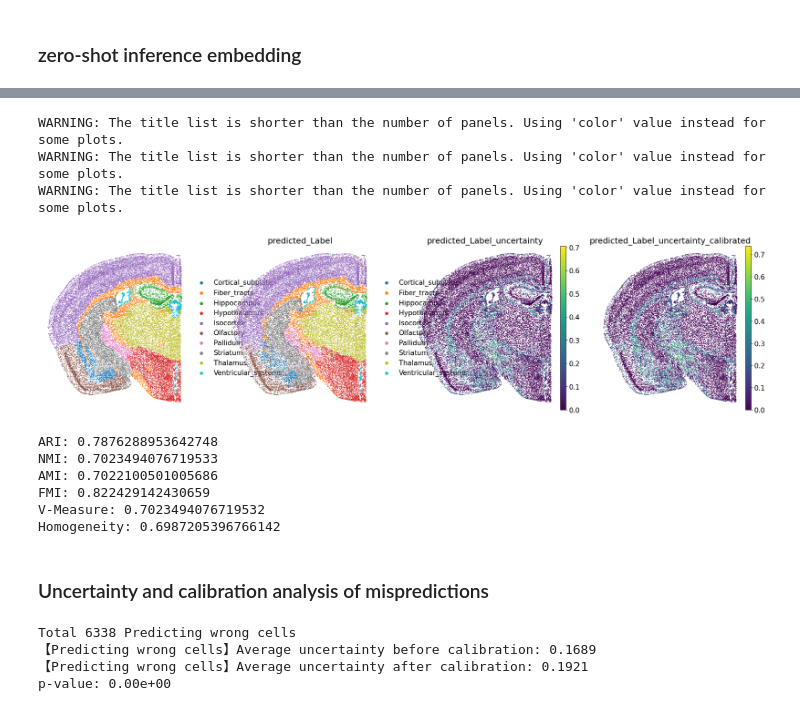
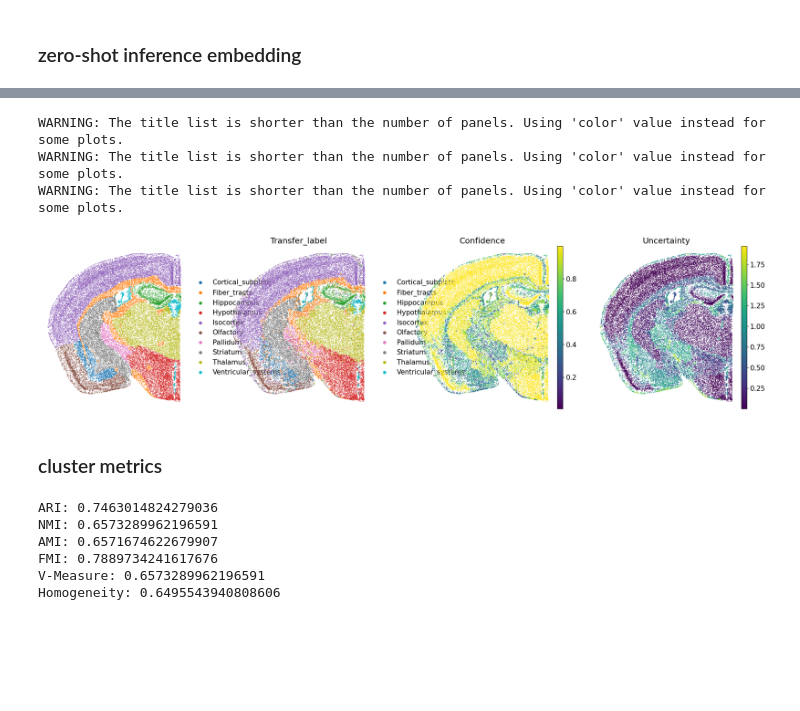
Before and after one commit to dbjzs/SpaLP_benchmark, a Jupyter notebook: Additional_foundation_validation/MERFISH-calibration-uncertainty-2slices-pretrain.ipynb, the cells around one changed output, grey strips where cells are left out. Saved outputs shown, nothing was run; the diff lists cells and outputs as text; code cells hidden in the pictures; blank space fills up the shorter version.

```diff
--- a/Additional_foundation_validation/MERFISH-calibration-uncertainty-2slices-pretrain.ipynb
+++ b/Additional_foundation_validation/MERFISH-calibration-uncertainty-2slices-pretrain.ipynb
@@ -114,6 +114,2 @@ adata1.obsm['SpaLP']=embedding
 # %%
 Pre_train_adata=sc.read_h5ad('/home/dbj/SpaLP/gittest/SpaLP/general/MERFISH/setting2/Pre-training.h5ad')
-# %%
-annotator = CellAnnotator(device=device)
-
-annotator.train(Pre_train_adata, embed_key='SpaLP', label_key='major_brain_region', epochs=200,batch_size=2048)
@@ -140,0 +116,2 @@ AnnData object with n_obs × n_vars = 42854 × 1122
+# %%
+adata1=transfer_labels_by_cosine(pre_adata=Pre_train_adata, new_adata=adata1, label_key="major_brain_region", embedding_key="SpaLP")
@@ -141,20 +126,22 @@ AnnData object with n_obs × n_vars = 42854 × 1122
 # %%
 import matplotlib.pyplot as plt
 import copy
 plt.rcParams['figure.figsize'] = (6,6.5)
 plt.rcParams['font.size'] = 15
-sc.pl.embedding(adata1, basis="spatial",s=7,color=['major_brain_region','predicted_Label','predicted_Label_uncertainty','predicted_Label_uncertainty_calibrated'],title='',frameon=False)
+sc.pl.embedding(adata1, basis="spatial",s=7,color=['major_brain_region','Transfer_label','Confidence','Uncertainty'],title='',frameon=False)
 # %% [output]
 WARNING: The title list is shorter than the number of panels. Using 'color' value instead for some plots.
 WARNING: The title list is shorter than the number of panels. Using 'color' value instead for some plots.
 WARNING: The title list is shorter than the number of panels. Using 'color' value instead for some plots.
-[figure, old version]
+[figure, new version]
+# %% [markdown]
+### cluster metrics
 # %%
 import numpy as np
 from sklearn.metrics import (homogeneity_score,v_measure_score,adjusted_mutual_info_score,normalized_mutual_info_score,adjusted_rand_score,fowlkes_mallows_score)
 
 true_labels = np.array(adata1.obs['major_brain_region'])
-cluster_labels = np.array(adata1.obs['predicted_Label'])
+cluster_labels = np.array(adata1.obs['Transfer_label'])
 
 FMI = fowlkes_mallows_score(true_labels, cluster_labels)
 homogeneity = homogeneity_score(true_labels, cluster_labels)
@@ -170,44 +157,9 @@ print("FMI:", FMI)
 print("V-Measure:", v_measure)
 print("Homogeneity:", homogeneity)
 # %% [output]
-ARI: 0.7876288953642748
-NMI: 0.7023494076719533
-AMI: 0.7022100501005686
-FMI: 0.822429142430659
-V-Measure: 0.7023494076719532
-Homogeneity: 0.6987205396766142
+ARI: 0.7463014824279036
+NMI: 0.6573289962196591
+AMI: 0.6571674622679907
+FMI: 0.7889734241617676
+V-Measure: 0.6573289962196591
+Homogeneity: 0.6495543940808606
-# %% [markdown]
-### Uncertainty and calibration analysis of mispredictions
-# %%
-import pandas as pd
-import numpy as np
-import seaborn as sns
-import matplotlib.pyplot as plt
-from scipy import stats
-
-true_label_col = 'major_brain_region'
-pred_label_col = 'predicted_Label'
-uncalib_col = 'predicted_Label_uncertainty'
-calib_col = 'predicted_Label_uncertainty_calibrated'
-
-is_incorrect = adata1.obs[true_label_col] != adata1.obs[pred_label_col]
-incorrect_obs = adata1.obs[is_incorrect]
-
-print(f"Total {len(incorrect_obs)} Predicting wrong cells")
-
-uncalib_uncert = incorrect_obs[uncalib_col].values
-calib_uncert = incorrect_obs[calib_col].values
-
-
-mean_uncalib = np.mean(uncalib_uncert)
-mean_calib = np.mean(calib_uncert)
-print(f"【Predicting wrong cells】Average uncertainty before calibration: {mean_uncalib:.4f}")
-print(f"【Predicting wrong cells】Average uncertainty after calibration: {mean_calib:.4f}")
-
-stat, p_value = stats.wilcoxon(uncalib_uncert, calib_uncert)
-print(f"p-value: {p_value:.2e}")
-# %% [output]
-Total 6338 Predicting wrong cells
-【Predicting wrong cells】Average uncertainty before calibration: 0.1689
-【Predicting wrong cells】Average uncertainty after calibration: 0.1921
-p-value: 0.00e+00
```
Also changed, not shown: parts of 15 cells of this notebook, 1 other file.
